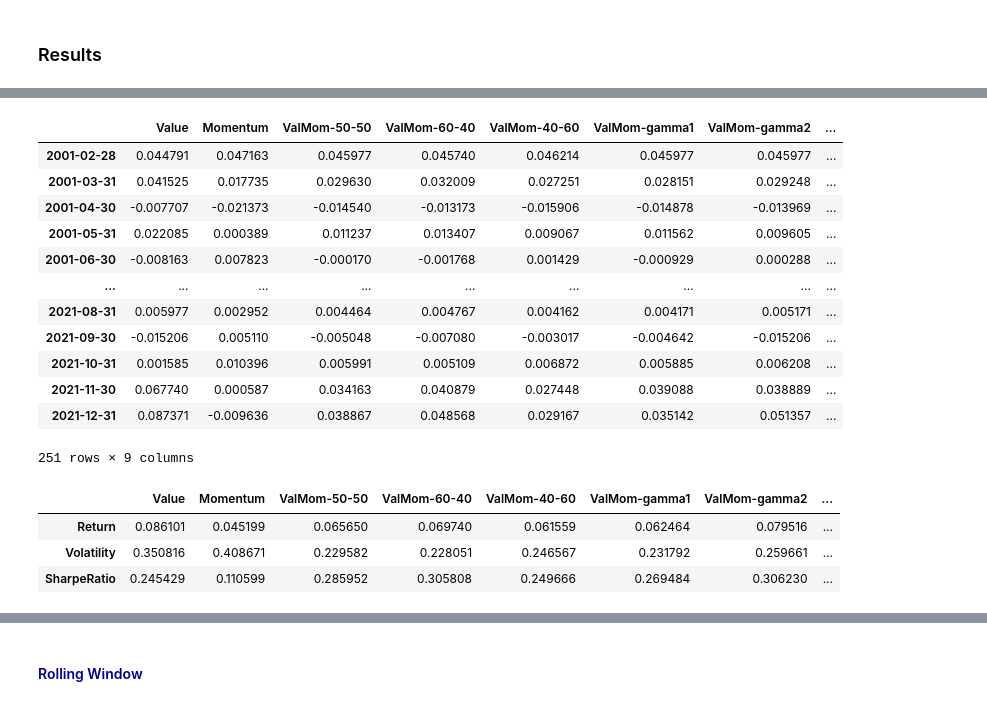
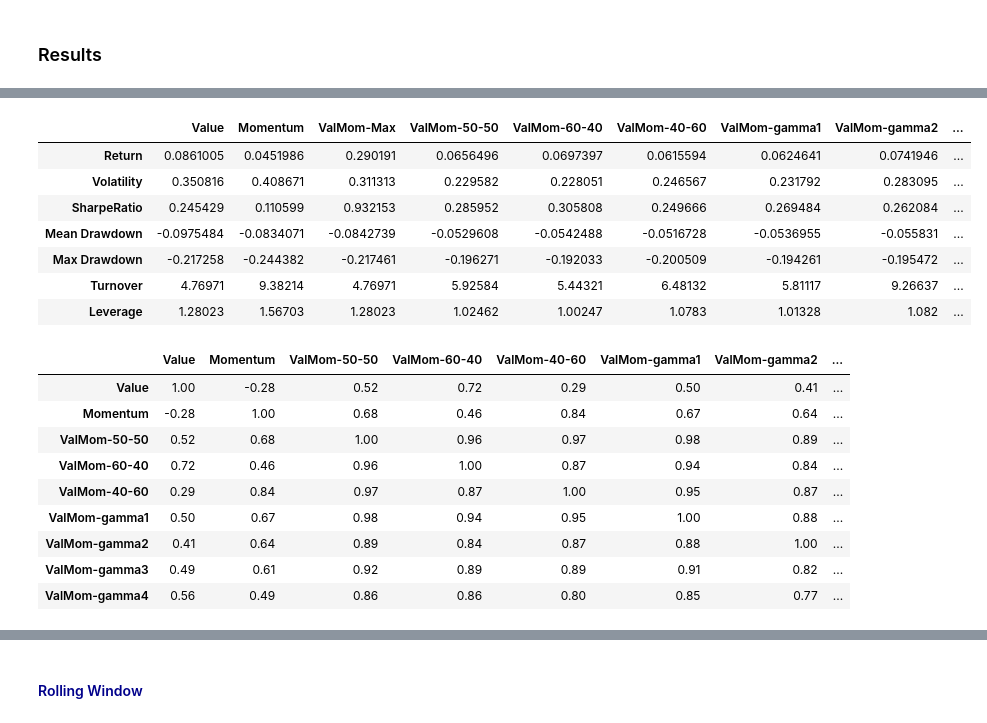
Before and after one commit to charlesyew/quant-methods-project, a Jupyter notebook: Quant Methods Project.ipynb, the cells around one changed output, grey strips where cells are left out. Saved outputs shown, nothing was run; the diff lists cells and outputs as text; code cells hidden in the pictures.

```diff
--- a/Quant Methods Project.ipynb
+++ b/Quant Methods Project.ipynb
@@ -254,7 +266,7 @@ svar_summary.T
 # %%
 # populating signals
 value_signals = {}
-value_signals_list = ['B/M', 'CAPE', 'EVM', 'P/O', 'P/E', 'P/S', 'P/CF', 'DPR', 'P/B']
+value_signals_list = ['P/B', 'CAPE', 'EVM', 'P/O', 'P/E', 'P/S', 'P/CF', 'DPR']
 for signal in value_signals_list:
     signal_df = pd.DataFrame(index = date_range0, columns = stock_set)
     var_df = value_df[['Ticker', signal]]
@@ -400,7 +441,7 @@ def summary_table(weight_dict, ret_series, start_date, end_date):
     return summary.T
 # %%
-path3 = r"C:\Users\tyyew\Desktop\Quant\Columbia MAFN\Study Materials\Sem 3\Quantitative Methods in Investment Management\Project\Timing Variables.xlsx"
-timing_var_df = pd.read_excel(path3,sheet_name = "Timing Variables", index_col = 0).fillna(0)
+filename = r"Timing Variables.xlsx"
+timing_var_df = pd.read_excel(base_dir + "\\" + filename,sheet_name = "Timing Variables", index_col = 0).fillna(0)
 factor_ret_df = pd.DataFrame(index = date_range1, columns = ['Value', 'Momentum'])
 factor_ret_df['Value'] = comp1_r
 factor_ret_df['Momentum'] = mom_ret_df['12M']
@@ -424,8 +465,8 @@ factor_ret_df
 | 2021-12-31 | 0.087371 | -0.009636 |
 311 rows × 2 columns
 # %%
-timing_var_df['CNFAI_MA3_pct'] = np.where(timing_var_df['CNFAI_MA3'].pct_change() > 1, 1, np.where(timing_var_df['CNFAI_MA3'].pct_change() < -1, -1, timing_var_df['CNFAI_MA3'].pct_change()))
-timing_var_df
+# timing_var_df['CNFAI_MA3_pct'] = np.where(timing_var_df['CNFAI_MA3'].pct_change() > 1, 1, np.where(timing_var_df['CNFAI_MA3'].pct_change() < -1, -1, timing_var_df['CNFAI_MA3'].pct_change()))
+# timing_var_df
 # %% [output]
 |  | CNFAI_MA3 | Inflation | CNFAI_MA3_pct |
 | Date |  |  |  |
@@ -504,3 +541,18 @@ Wow this is interesting... I wonder if its the same for the AQR/Fama-French fact
+# %%
+# r^2 of univariate regression - rolling window
+timevar_list = ['CNFAI_MA3', 'Inflation']
+factor_list = ['Value', 'Momentum']
+expanding_window = pd.date_range(test_start_date0, test_end_date0, freq = 'M')
+
+r2_table = pd.DataFrame(index = expanding_window)
+
+for last_date in expanding_window:
+    for timevar in timevar_list:
+        for factor in factor_list:
+            r2, beta0, beta1 = run_ols(timevar, factor , train_start_date0, last_date)
+            r2_table.loc[last_date, factor + '-' + timevar] = r2
+
+r2_table.plot(figsize = (12,8))
 # %% [markdown]
 <a id = 'results'> </a>
 <h3> Results
@@ -507,63 +563,69 @@ Wow this is interesting... I wonder if its the same for the AQR/Fama-French fact
 # %%
 # compute gamma
 mom_inflation = calc_gamma('Momentum', factor_ret_df, 'Inflation', timing_var_df)
-mom_GDP = calc_gamma('Momentum', factor_ret_df, 'CNFAI_MA3_pct', timing_var_df)
+mom_GDP = calc_gamma('Momentum', factor_ret_df, 'CNFAI_MA3', timing_var_df)
 val_inflation = calc_gamma('Value', factor_ret_df, 'Inflation', timing_var_df)
-val_GDP = calc_gamma('Value', factor_ret_df, 'CNFAI_MA3_pct', timing_var_df)
+val_GDP = calc_gamma('Value', factor_ret_df, 'CNFAI_MA3', timing_var_df)
 
 # target portfolio returns
 factor_returns_test = factor_ret_df.loc[test_start_date:test_end_date].copy()
 
+factor_returns_test['ValMom-Max'] = factor_returns_test.max(axis = 1)
 factor_returns_test['ValMom-50-50'] = 0.5 * (factor_returns_test['Value'] + factor_returns_test['Momentum']) # naive benchmark
 factor_returns_test['ValMom-60-40'] = 0.6 * factor_returns_test['Value'] + 0.4 * factor_returns_test['Momentum'] # static 60-40
 factor_returns_test['ValMom-40-60'] = 0.4 * factor_returns_test['Value'] + 0.6 * factor_returns_test['Momentum'] # static 40-60
 
 factor_returns_test['ValMom-gamma1']  = factor_returns_test['Value'] * (1 - mom_inflation['Gamma']) + factor_returns_test['Momentum'] * (mom_inflation['Gamma'])
 factor_returns_test['ValMom-gamma2']  = factor_returns_test['Value'] * (1 - mom_GDP['Gamma']) + factor_returns_test['Momentum'] * (mom_GDP['Gamma'])
 factor_returns_test['ValMom-gamma3']  = factor_returns_test['Value'] * (val_inflation['Gamma']) + factor_returns_test['Momentum'] * (1 - val_inflation['Gamma'])
 factor_returns_test['ValMom-gamma4']  = factor_returns_test['Value'] * (val_GDP['Gamma']) + factor_returns_test['Momentum'] * (1 - val_GDP['Gamma'])
 
 # target portfolio weights
 factor_weights_test = {}
+factor_weights_test['Value'] = factor_weights['Value']
+factor_weights_test['Momentum'] = factor_weights['Momentum']
+factor_weights_test['ValMom-Max'] = factor_weights['Value']
 factor_weights_test['ValMom-50-50'] = 0.5 * (factor_weights['Value'] + factor_weights['Momentum'])
 factor_weights_test['ValMom-60-40'] = 0.6 * factor_weights['Value'] + 0.4 * factor_weights['Momentum']
 factor_weights_test['ValMom-40-60'] = 0.4 * factor_weights['Value'] + 0.6 * factor_weights['Momentum']
 
 gamma1 = (mom_inflation['Gamma']).shift(-1, freq = 'infer')
 factor_weights_test['ValMom-gamma1'] = factor_weights['Value'].loc[expanding_window].mul(1 - gamma1, axis = 0) + factor_weights['Momentum'].loc[expanding_window].mul(gamma1, axis = 0)
 
 gamma2 = (mom_GDP['Gamma']).shift(-1, freq = 'infer')
 factor_weights_test['ValMom-gamma2'] = factor_weights['Value'].loc[expanding_window].mul(1 - gamma2, axis = 0) + factor_weights['Momentum'].loc[expanding_window].mul(gamma2, axis = 0)
 
 gamma3 = (val_inflation['Gamma']).shift(-1, freq = 'infer')
 factor_weights_test['ValMom-gamma3'] = factor_weights['Value'].loc[expanding_window].mul(gamma3, axis = 0) + factor_weights['Momentum'].loc[expanding_window].mul(1 - gamma3, axis = 0)
 
 gamma4 = (val_GDP['Gamma']).shift(-1, freq = 'infer')
 factor_weights_test['ValMom-gamma4'] = factor_weights['Value'].loc[expanding_window].mul(gamma4, axis = 0) + factor_weights['Momentum'].loc[expanding_window].mul(1- gamma4, axis = 0)
 
-factor_returns_test
+# compute performance measures
+summary_table(factor_weights_test, factor_returns_test, test_start_date, test_end_date)
 # %% [output]
-|  | Value | Momentum | ValMom-50-50 | ValMom-60-40 | ValMom-40-60 | ValMom-gamma1 | ValMom-gamma2 | ... |
-| 2001-02-28 | 0.044791 | 0.047163 | 0.045977 | 0.045740 | 0.046214 | 0.045977 | 0.045977 | ... |
-| 2001-03-31 | 0.041525 | 0.017735 | 0.029630 | 0.032009 | 0.027251 | 0.028151 | 0.029248 | ... |
-| 2001-04-30 | -0.007707 | -0.021373 | -0.014540 | -0.013173 | -0.015906 | -0.014878 | -0.013969 | ... |
-| 2001-05-31 | 0.022085 | 0.000389 | 0.011237 | 0.013407 | 0.009067 | 0.011562 | 0.009605 | ... |
-| 2001-06-30 | -0.008163 | 0.007823 | -0.000170 | -0.001768 | 0.001429 | -0.000929 | 0.000288 | ... |
-| ... | ... | ... | ... | ... | ... | ... | ... | ... |
-| 2021-08-31 | 0.005977 | 0.002952 | 0.004464 | 0.004767 | 0.004162 | 0.004171 | 0.005171 | ... |
-| 2021-09-30 | -0.015206 | 0.005110 | -0.005048 | -0.007080 | -0.003017 | -0.004642 | -0.015206 | ... |
-| 2021-10-31 | 0.001585 | 0.010396 | 0.005991 | 0.005109 | 0.006872 | 0.005885 | 0.006208 | ... |
-| 2021-11-30 | 0.067740 | 0.000587 | 0.034163 | 0.040879 | 0.027448 | 0.039088 | 0.038889 | ... |
-| 2021-12-31 | 0.087371 | -0.009636 | 0.038867 | 0.048568 | 0.029167 | 0.035142 | 0.051357 | ... |
+|  | Value | Momentum | ValMom-Max | ValMom-50-50 | ValMom-60-40 | ValMom-40-60 | ValMom-gamma1 | ValMom-gamma2 | ... |
+| Return | 0.0861005 | 0.0451986 | 0.290191 | 0.0656496 | 0.0697397 | 0.0615594 | 0.0624641 | 0.0741946 | ... |
+| Volatility | 0.350816 | 0.408671 | 0.311313 | 0.229582 | 0.228051 | 0.246567 | 0.231792 | 0.283095 | ... |
+| SharpeRatio | 0.245429 | 0.110599 | 0.932153 | 0.285952 | 0.305808 | 0.249666 | 0.269484 | 0.262084 | ... |
+| Mean Drawdown | -0.0975484 | -0.0834071 | -0.0842739 | -0.0529608 | -0.0542488 | -0.0516728 | -0.0536955 | -0.055831 | ... |
+| Max Drawdown | -0.217258 | -0.244382 | -0.217461 | -0.196271 | -0.192033 | -0.200509 | -0.194261 | -0.195472 | ... |
+| Turnover | 4.76971 | 9.38214 | 4.76971 | 5.92584 | 5.44321 | 6.48132 | 5.81117 | 9.26637 | ... |
+| Leverage | 1.28023 | 1.56703 | 1.28023 | 1.02462 | 1.00247 | 1.0783 | 1.01328 | 1.082 | ... |
-251 rows × 9 columns
-# %%
-# compute performance measures
-summary_table(factor_weights, factor_returns_test, test_start_date, test_end_date)
-# %% [output]
-|  | Value | Momentum | ValMom-50-50 | ValMom-60-40 | ValMom-40-60 | ValMom-gamma1 | ValMom-gamma2 | ... |
-| Return | 0.086101 | 0.045199 | 0.065650 | 0.069740 | 0.061559 | 0.062464 | 0.079516 | ... |
-| Volatility | 0.350816 | 0.408671 | 0.229582 | 0.228051 | 0.246567 | 0.231792 | 0.259661 | ... |
-| SharpeRatio | 0.245429 | 0.110599 | 0.285952 | 0.305808 | 0.249666 | 0.269484 | 0.306230 | ... |
+# %%
+corr_ = factor_returns_test.corr()
+corr_.style.background_gradient(cmap='coolwarm').set_precision(2)
+# %% [output]
+|  | Value | Momentum | ValMom-50-50 | ValMom-60-40 | ValMom-40-60 | ValMom-gamma1 | ValMom-gamma2 | ... |
+| Value | 1.00 | -0.28 | 0.52 | 0.72 | 0.29 | 0.50 | 0.41 | ... |
+| Momentum | -0.28 | 1.00 | 0.68 | 0.46 | 0.84 | 0.67 | 0.64 | ... |
+| ValMom-50-50 | 0.52 | 0.68 | 1.00 | 0.96 | 0.97 | 0.98 | 0.89 | ... |
+| ValMom-60-40 | 0.72 | 0.46 | 0.96 | 1.00 | 0.87 | 0.94 | 0.84 | ... |
+| ValMom-40-60 | 0.29 | 0.84 | 0.97 | 0.87 | 1.00 | 0.95 | 0.87 | ... |
+| ValMom-gamma1 | 0.50 | 0.67 | 0.98 | 0.94 | 0.95 | 1.00 | 0.88 | ... |
+| ValMom-gamma2 | 0.41 | 0.64 | 0.89 | 0.84 | 0.87 | 0.88 | 1.00 | ... |
+| ValMom-gamma3 | 0.49 | 0.61 | 0.92 | 0.89 | 0.89 | 0.91 | 0.82 | ... |
+| ValMom-gamma4 | 0.56 | 0.49 | 0.86 | 0.86 | 0.80 | 0.85 | 0.77 | ... |
 # %%
 # cumulative returns
 factor_cumret = np.cumprod(1 + factor_returns_test)
```
Also changed, not shown: parts of 33 cells of this notebook.
